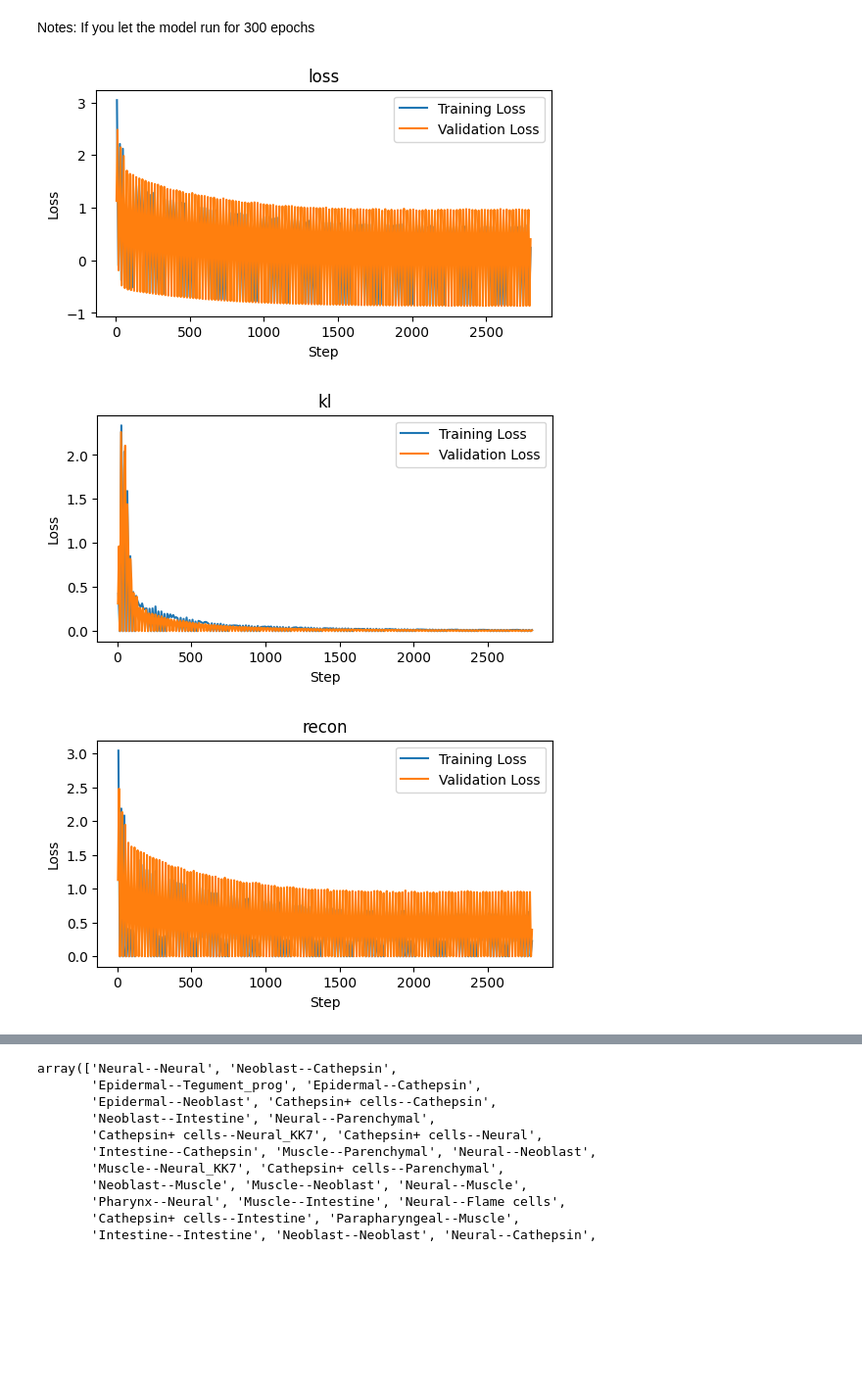
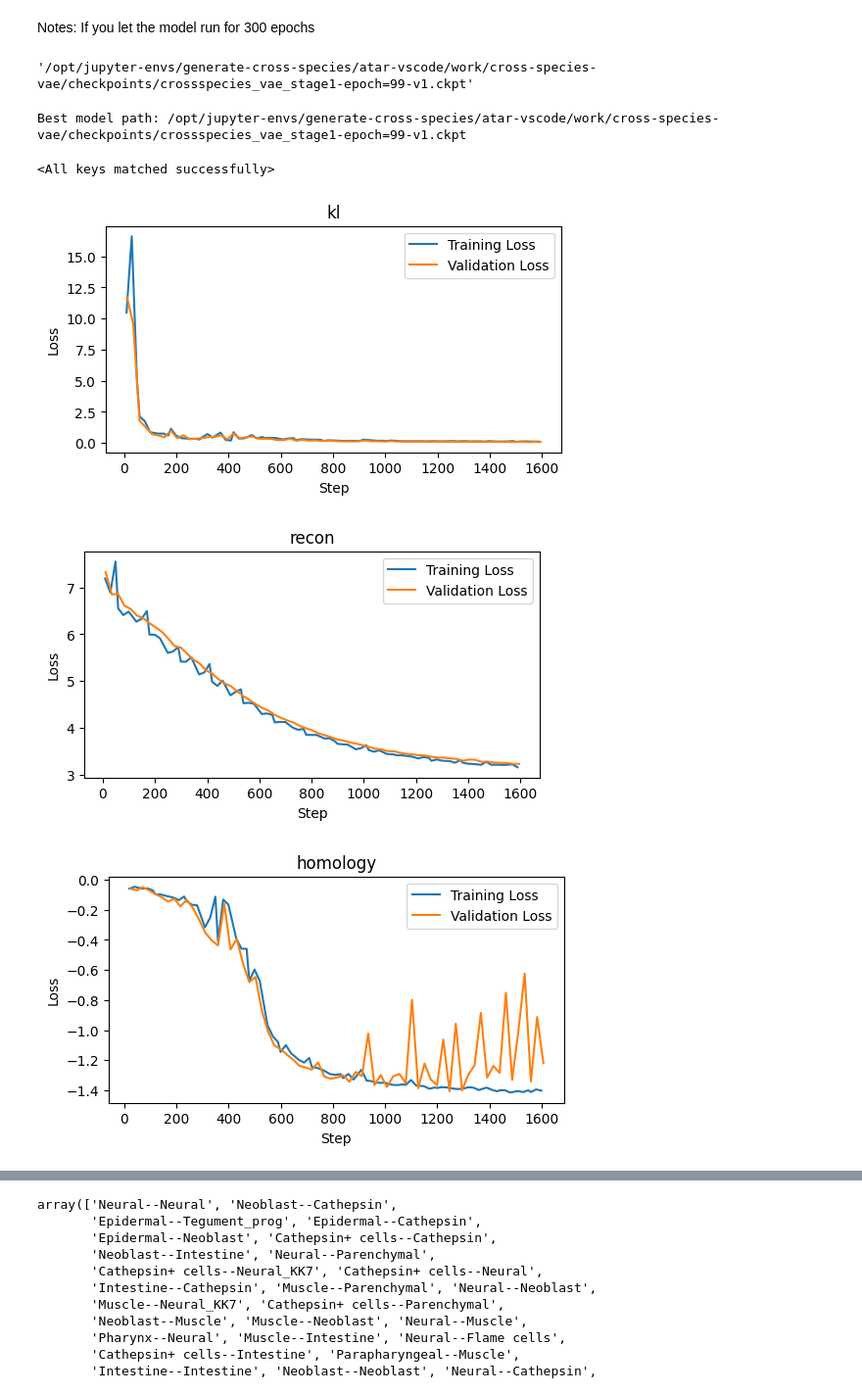
Before and after one commit to atarashansky/cross-species-vae, a Jupyter notebook: vae.ipynb, the cells around one changed output, grey strips where cells are left out. Shown: that part at 98% size. Drawn from its saved outputs; the diff is of its cells as text; code cells hidden in the pictures; blank space fills up the shorter version.

```diff
--- a/vae.ipynb
+++ b/vae.ipynb
@@ -201,7 +201,7 @@ for src_species, src_id in species_ids.items():
 # gene_embeddings={k: torch.tensor(v) for k,v in gene_embeddings.items()}
 homology_edges, homology_scores = pickle.load(open('species_homology_info.pkl','rb'))
 
-batch_size = 128
+batch_size = 256
 species_data = {
     "planarian": adata1,
     "schisto": adata2,
@@ -233,7 +233,6 @@ model = CrossSpeciesVAE(
     base_batch_size=32,
     min_learning_rate=1e-5,
     warmup_epochs=1.0,
-    species_embedding_dim=32,
     init_beta=1e-3,
     final_beta=1,
     gradient_clip_val=1.0,
@@ -244,9 +243,9 @@ model = CrossSpeciesVAE(
 )
 
 early_stopping = EarlyStopping(
-    monitor='val_loss',
+    monitor='val_homology',
     min_delta=0.0,
-    patience=30,
+    patience=10,
     verbose=True,
     mode='min'
 )
@@ -255,7 +254,7 @@ early_stopping = EarlyStopping(
 trainer = pl.Trainer(
     accelerator="gpu",
     devices=1,
-    max_epochs=400,
+    max_epochs=100,
     precision='16-mixed',
     gradient_clip_val=model.gradient_clip_val,
     gradient_clip_algorithm="norm",
@@ -263,14 +262,14 @@ trainer = pl.Trainer(
     deterministic=True,
     callbacks=[ModelCheckpoint(
         dirpath="checkpoints",
-        filename="crossspecies_vae_stage1-{epoch:02d}",
+        filename="crossspecies_vae-{epoch:02d}",
         every_n_epochs=5,
         save_top_k=1,
-        monitor="val_loss",
+        monitor="val_homology",
         mode="min"
     ), early_stopping],
-    accumulate_grad_batches=len(species_vocab_sizes),  # Number of species
-    enable_progress_bar=False,
+    accumulate_grad_batches=1,
+    enable_progress_bar=True,
     fast_dev_run=False,
     logger=CSVLogger(
         save_dir="logs",
@@ -354,44 +324,52 @@ i need to add an integration metric to validation charts.
 # %% [markdown]
 Notes: If you let the model run for 300 epochs
+# %%
+best_model_path
+# %% [output]
+'/opt/jupyter-envs/generate-cross-species/atar-vscode/work/cross-species-vae/checkpoints/crossspecies_vae_stage1-epoch=99-v1.ckpt'
 # %%
 # Load the latest version
 version = max([int(d.split('_')[-1]) for d in glob('logs/metrics/version_*')])
 df = pd.read_csv(f'logs/metrics/version_{version}/metrics.csv')
 
 
-for loss_type in ["loss", "kl", "recon", "homology"]:
+for loss_type in ["kl", "recon", "homology"]:
     # Get specific metrics
-    train_loss = df[f'train_{loss_type}']
+    train_loss = df[f'train_{loss_type}'][df[f'train_{loss_type}'] != 0.0]
+    train_step = df['step'][df[f'train_{loss_type}'] != 0.0]
     f1 = ~train_loss.isna()
-    val_loss =  df[f'val_{loss_type}']
+    val_loss =  df[f'val_{loss_type}'][df[f'val_{loss_type}'] != 0.0]
+    val_step = df['step'][df[f'val_{loss_type}'] != 0.0]
     f2 = ~val_loss.isna()
 
     # Plot
     import matplotlib.pyplot as plt
     plt.figure(figsize=(6, 3))
-    plt.plot(df['step'][f1], train_loss[f1], label='Training Loss')
-    plt.plot(df['step'][f2], val_loss[f2], label='Validation Loss')
+    plt.plot(train_step[f1], train_loss[f1], label='Training Loss')
+    plt.plot(val_step[f2], val_loss[f2], label='Validation Loss')
 
     plt.xlabel('Step')
     plt.ylabel('Loss')
     plt.title(loss_type)
     plt.legend()
 
 
-# best_model_path = trainer.callbacks[-1].best_model_path
-# print("Best model path:", best_model_path)
-# # Load the checkpoint
-# checkpoint = torch.load(best_model_path)
+best_model_path = trainer.callbacks[-1].best_model_path
+print("Best model path:", best_model_path)
+# Load the checkpoint
+checkpoint = torch.load(best_model_path)
 
-# # Create a new model with the same hyperparameters and homology information
-# model = CrossSpeciesVAE(
-#     # homology_edges=homology_edges,  # Need to pass these again
-#     **checkpoint['hyper_parameters']  # This loads all other hyperparameters
-# )
+# Create a new model with the same hyperparameters and homology information
+model = CrossSpeciesVAE(
+    homology_edges=homology_edges,  # Need to pass these again
+    **checkpoint['hyper_parameters']  # This loads all other hyperparameters
+)
 
-# # Load the state dict
-# model.load_state_dict(checkpoint['state_dict'])
+# Load the state dict
+model.load_state_dict(checkpoint['state_dict'])
 # %% [output]
+Best model path: /opt/jupyter-envs/generate-cross-species/atar-vscode/work/cross-species-vae/checkpoints/crossspecies_vae_stage1-epoch=99-v1.ckpt
+<All keys matched successfully>
-[figure, old version]
+[figure, new version]
-[figure, old version]
+[figure, new version]
-[figure, old version]
+[figure, new version]
```
Also changed, not shown: parts of 8 cells of this notebook, 4 other files.
